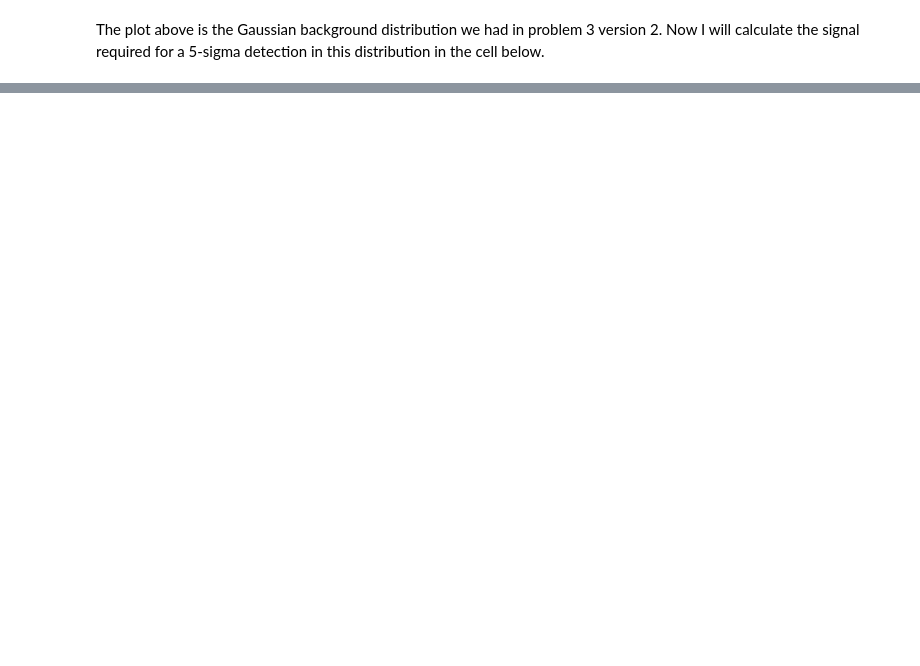
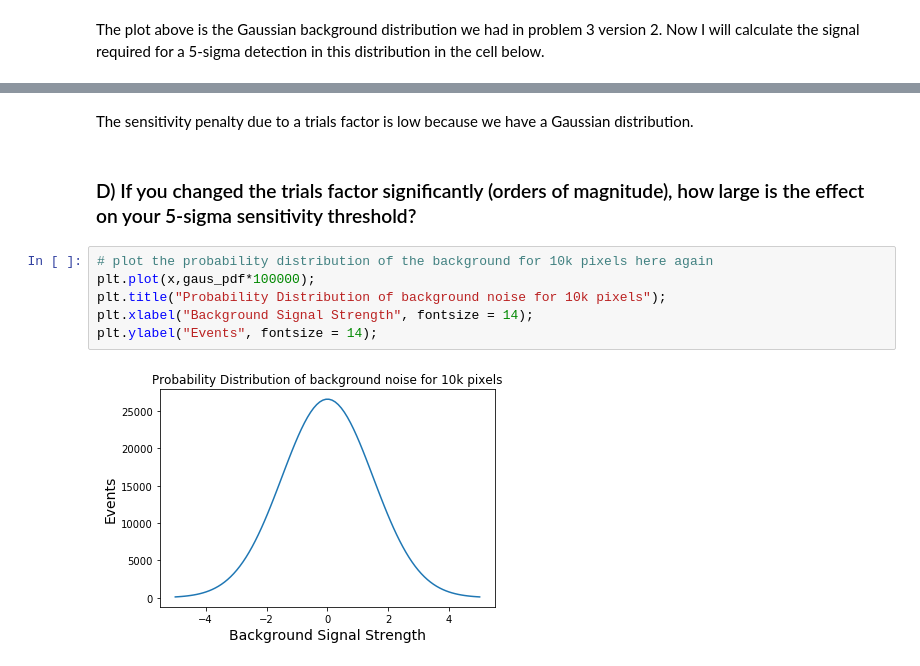
Before and after one commit to an9elaxz/PHYS-434, a Jupyter notebook: Lab2.ipynb, the cells around one changed output, grey strips where cells are left out. Saved outputs shown, nothing was run; the diff lists cells and outputs as text; blank space fills up the shorter version.

```diff
--- a/Lab2.ipynb
+++ b/Lab2.ipynb
@@ -503,0 +515,12 @@ The signal required for a 5-sigma detection in Version 1 is 5.0
+# %% [markdown]
+The sensitivity penalty due to a trials factor is low because we have a Gaussian distribution.
+# %% [markdown]
+### D) If you changed the trials factor significantly (orders of magnitude), how large is the effect on your 5-sigma sensitivity threshold?
+# %%
+# plot the probability distribution of the background for 10k pixels here again
+plt.plot(x,gaus_pdf*100000);
+plt.title("Probability Distribution of background noise for 10k pixels");
+plt.xlabel("Background Signal Strength", fontsize = 14);
+plt.ylabel("Events", fontsize = 14);
+# %% [output]
+[figure, added]
```
Also changed, not shown: parts of 29 cells of this notebook.
